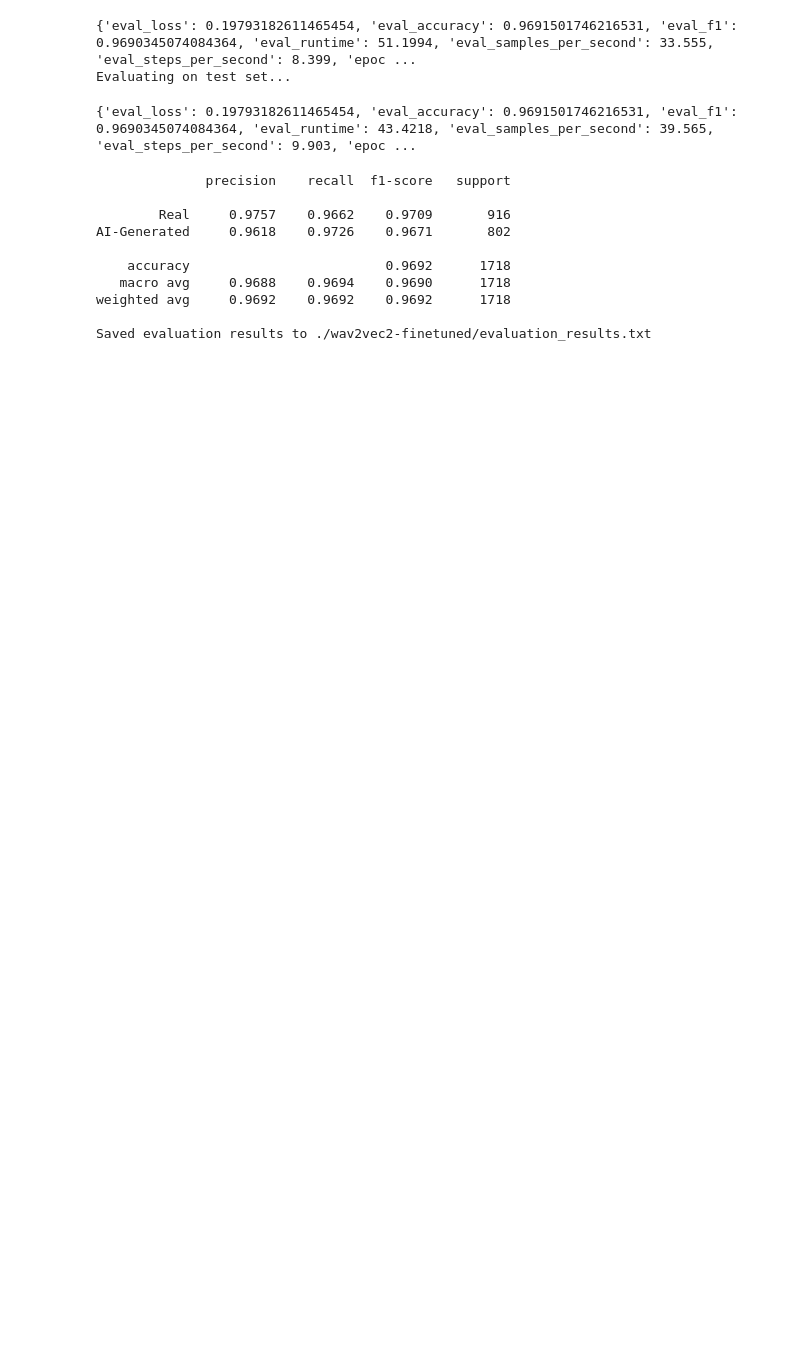
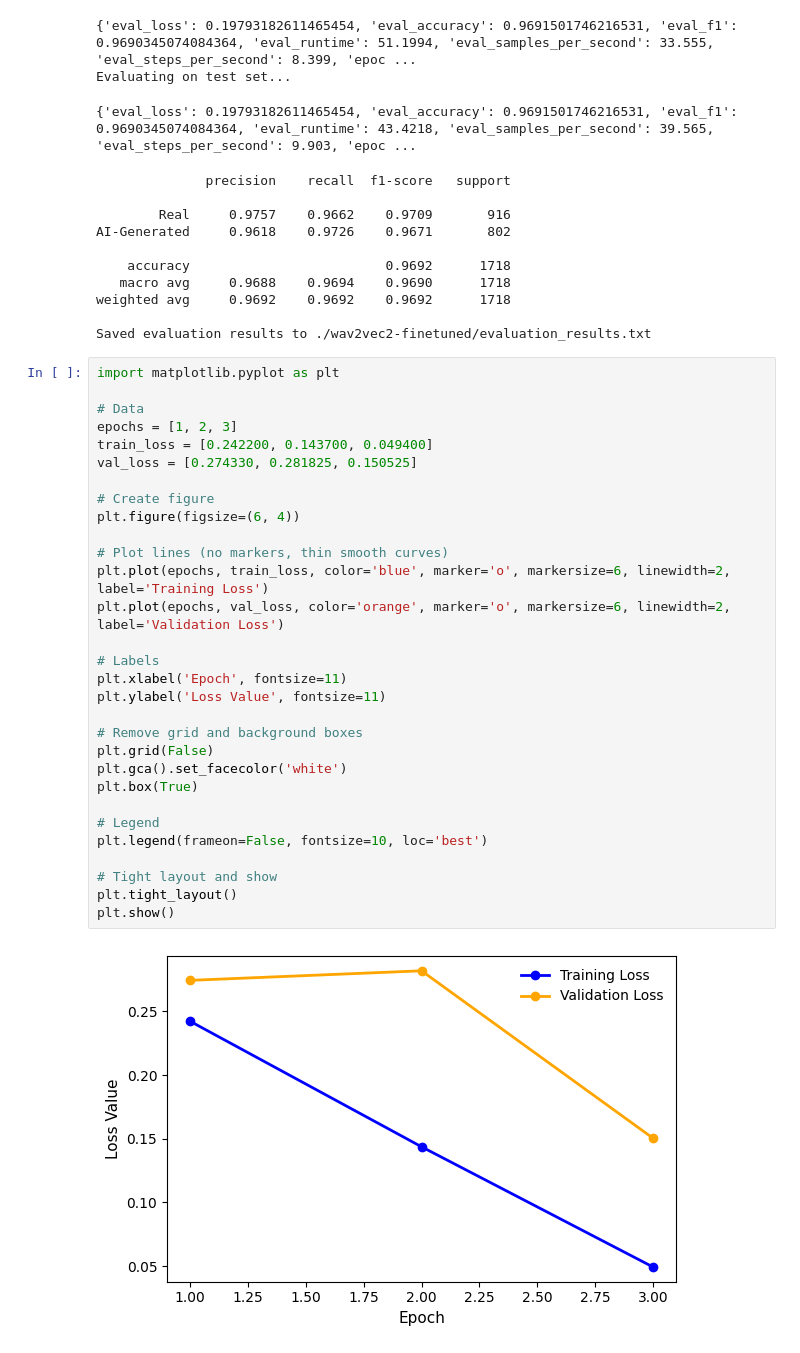
Before and after one commit to JensonCHL/Conference, a Jupyter notebook: FineTuneMusic/wave2vec.ipynb, the cells around one changed output. Saved outputs shown, nothing was run; the diff lists cells and outputs as text; blank space fills up the shorter version.

```diff
--- a/FineTuneMusic/wave2vec.ipynb
+++ b/FineTuneMusic/wave2vec.ipynb
@@ -198,3 +198,35 @@ AI-Generated     0.9618    0.9726    0.9671       802
 weighted avg     0.9692    0.9692    0.9692      1718
 
 Saved evaluation results to ./wav2vec2-finetuned/evaluation_results.txt
+# %%
+import matplotlib.pyplot as plt
+
+# Data
+epochs = [1, 2, 3]
+train_loss = [0.242200, 0.143700, 0.049400]
+val_loss = [0.274330, 0.281825, 0.150525]
+
+# Create figure
+plt.figure(figsize=(6, 4))
+
+# Plot lines (no markers, thin smooth curves)
+plt.plot(epochs, train_loss, color='blue', marker='o', markersize=6, linewidth=2, label='Training Loss')
+plt.plot(epochs, val_loss, color='orange', marker='o', markersize=6, linewidth=2, label='Validation Loss')
+
+# Labels
+plt.xlabel('Epoch', fontsize=11)
+plt.ylabel('Loss Value', fontsize=11)
+
+# Remove grid and background boxes
+plt.grid(False)
+plt.gca().set_facecolor('white')
+plt.box(True)
+
+# Legend
+plt.legend(frameon=False, fontsize=10, loc='best')
+
+# Tight layout and show
+plt.tight_layout()
+plt.show()
+# %% [output]
+[figure, added]
```
Also changed, not shown: 4 other files.
